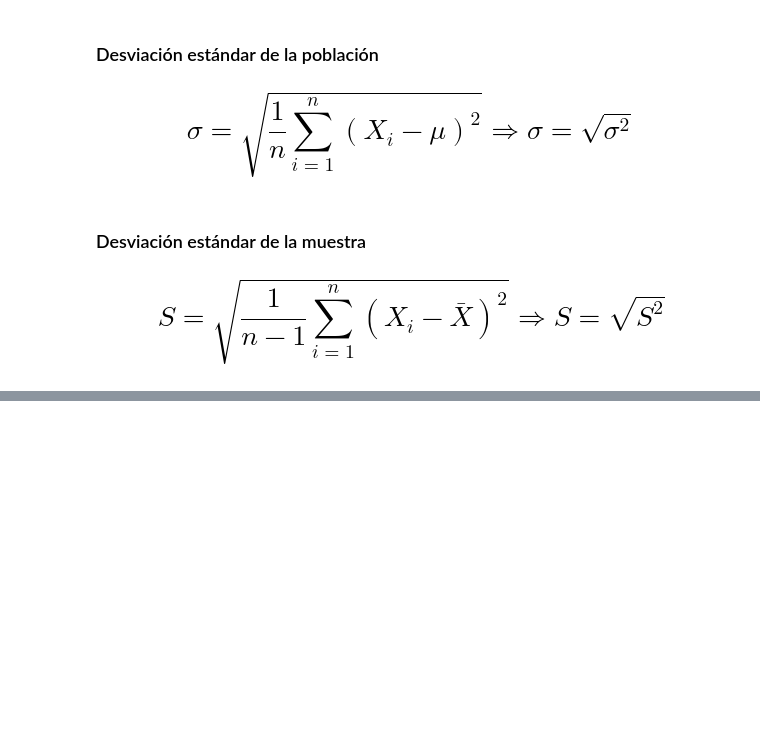
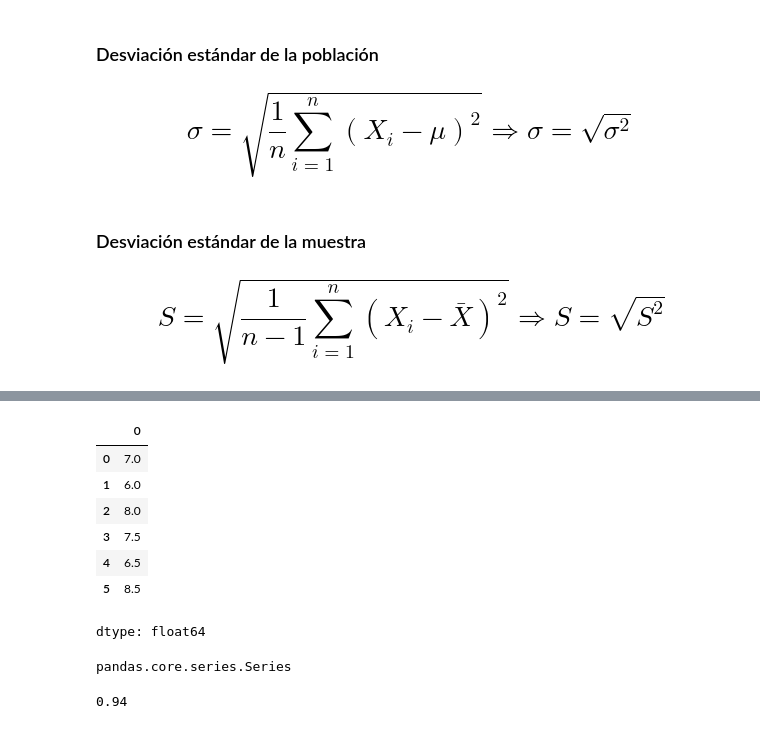
Before and after one commit to MyAppsTest/Estadistica_con_Python, a Jupyter notebook: Curso_de_Estadística_con_Python_1.ipynb, the cells around one changed output, grey strips where cells are left out. Cells and saved outputs as stored; diff of their text form; code cells hidden in the pictures; blank space fills up the shorter version.

```diff
--- a/Curso_de_Estadística_con_Python_1.ipynb
+++ b/Curso_de_Estadística_con_Python_1.ipynb
@@ -1160,0 +1240,20 @@ Una de las restricciones de la varianza es el hecho de que proporciona medidas c
+# %%
+horas = pd.Series ([7,6,8,7.5,6.5,8.5])
+horas
+# %% [output]
+|  | 0 |
+| 0 | 7.0 |
+| 1 | 6.0 |
+| 2 | 8.0 |
+| 3 | 7.5 |
+| 4 | 6.5 |
+| 5 | 8.5 |
+dtype: float64
+# %%
+type(horas)
+# %% [output]
+pandas.core.series.Series
+# %%
+round(horas.std(),2)
+# %% [output]
+0.94
```
Also changed, not shown: parts of 13 cells of this notebook.
